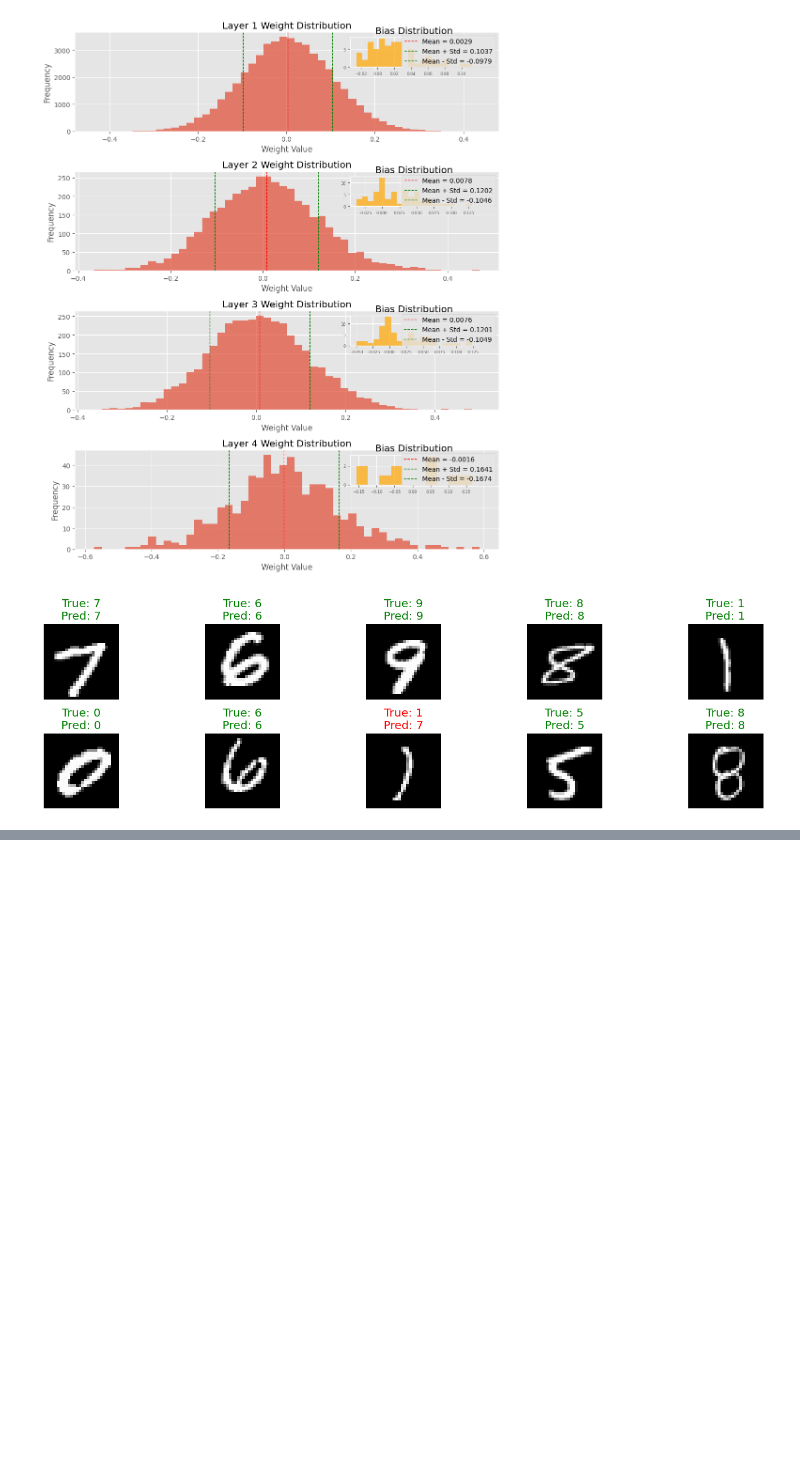
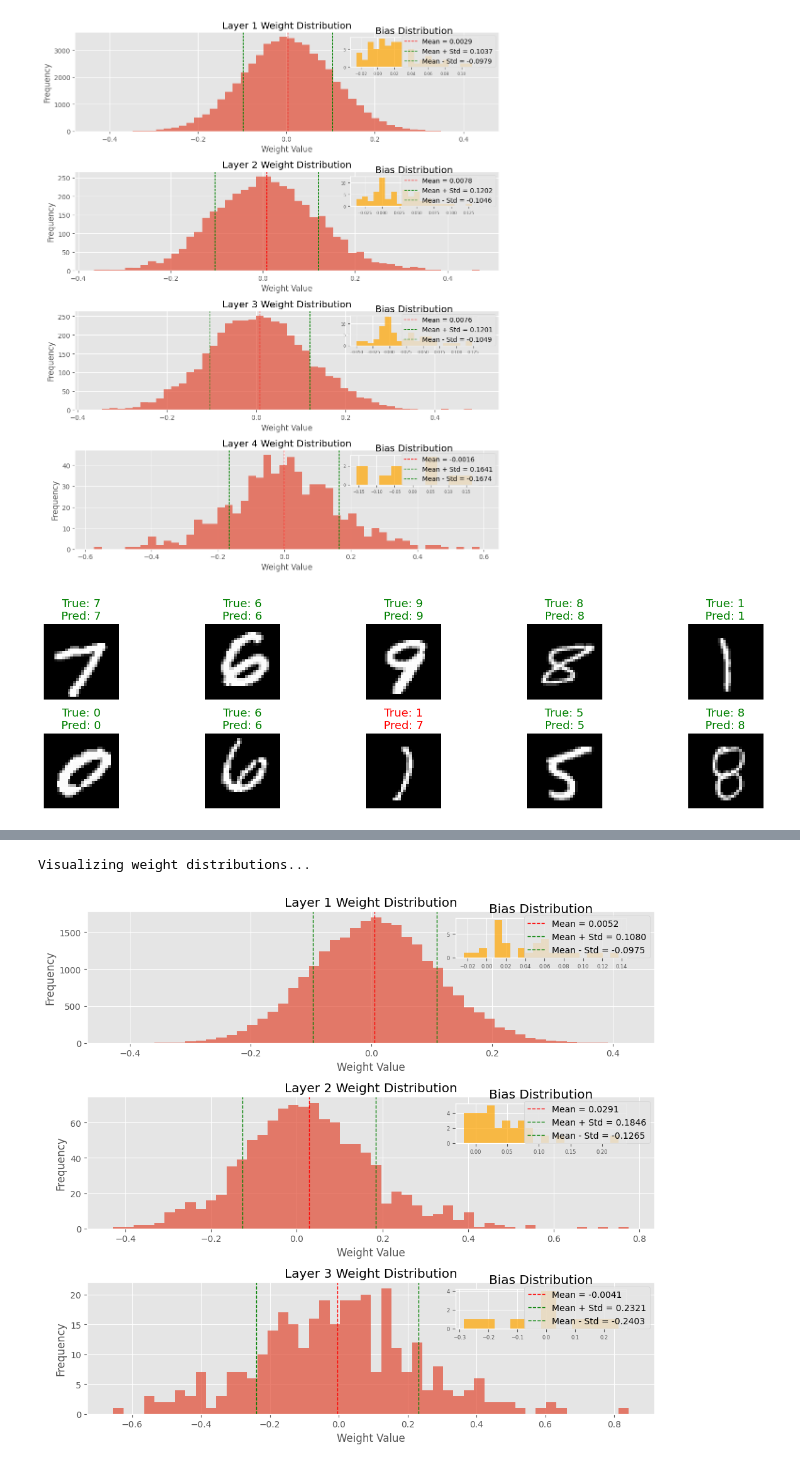
Before and after one commit to alandmprtma/IF3270_Tubes1_57, a Jupyter notebook: test_main.ipynb, the cells around one changed output, grey strips where cells are left out. Saved outputs shown, nothing was run; the diff lists cells and outputs as text; code cells hidden in the pictures; blank space fills up the shorter version.

```diff
--- a/test_main.ipynb
+++ b/test_main.ipynb
@@ -654,0 +718,6 @@ visualize_predictions(results_d3['model'], X_test, y_test, n_examples=10)
+# %%
+print("\nVisualizing weight distributions...")
+results_w1['model'].visualize_weight_distribution()
+# %% [output]
+Visualizing weight distributions...
+[figure, added]
```
Also changed, not shown: parts of 9 cells of this notebook.
